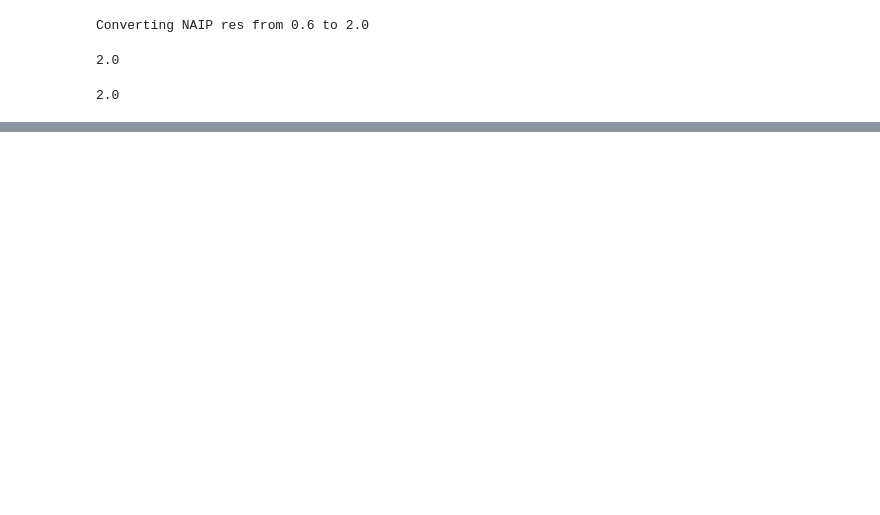
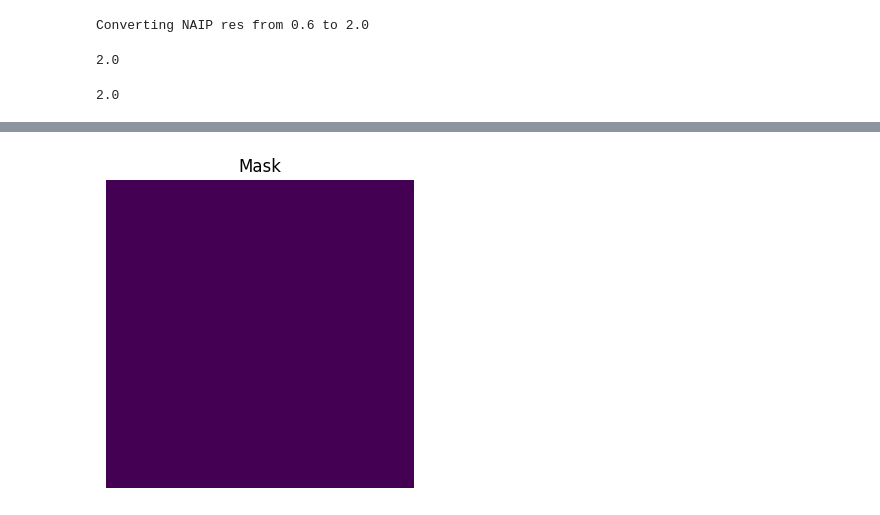
Before and after one commit to dsi-clinic/CMAP, a Jupyter notebook: exploratory-analysis-cleaned.ipynb, the cells around one changed output, grey strips where cells are left out. Cells and saved outputs as stored; diff of their text form; code cells hidden in the pictures; blank space fills up the shorter version.

```diff
--- a/exploratory-analysis-cleaned.ipynb
+++ b/exploratory-analysis-cleaned.ipynb
@@ -384,0 +389,5 @@ TypeError: Invalid shape (128, 128, 5) for image data
+# %%
+# trying to use the plot function that was built in the class
+dem.plot(dem[first_item])
+# %% [output]
+[figure, added]
```
Also changed, not shown: parts of 11 cells of this notebook.
